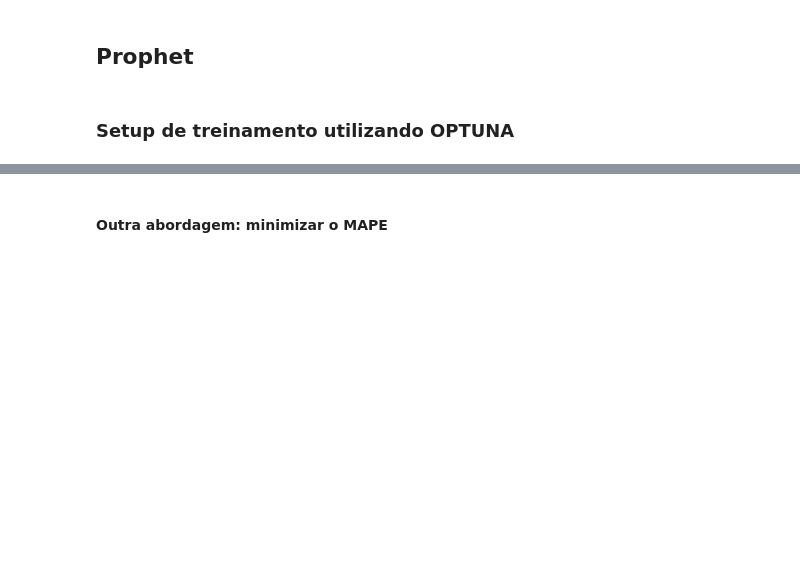
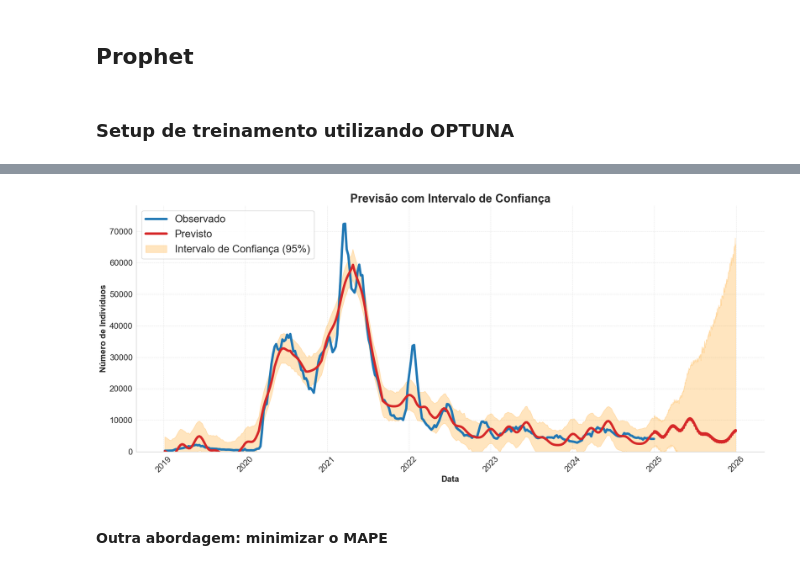
Before and after one commit to Arickjd/matematica-computacional, a Jupyter notebook: Models/Prophet/prophet.ipynb, the cells around one changed output, grey strips where cells are left out. Drawn from its saved outputs; the diff is of its cells as text; code cells hidden in the pictures; blank space fills up the shorter version.

```diff
--- a/Models/Prophet/prophet.ipynb
+++ b/Models/Prophet/prophet.ipynb
@@ -222,3 +301,49 @@ plt.show()
+# %%
+plt.figure(figsize=(18, 8))  # Aumentado o tamanho da figura
+
+# Paleta de cores refinada
+color_real = "#1f77b4"     # Azul
+color_pred = "#d62728"     # Vermelho
+color_ci = "#ff9900"       # Laranja
+
+# Plotar dados reais
+sns.lineplot(data=df, x='ds', y='y', label="Observado", color=color_real, linewidth=4.5)
+
+# Plotar previsões
+sns.lineplot(data=forecast, x='ds', y='yhat', label="Previsto", color=color_pred, linewidth=4.5)
+
+# Preencher intervalo de confiança
+plt.fill_between(
+    forecast['ds'],
+    forecast['yhat_lower'],
+    forecast['yhat_upper'],
+    color=color_ci,
+    alpha=0.25,
+    label="Intervalo de Confiança (95%)"
+)
+
+# Ajustes de eixos e layout
+plt.ylim(bottom=0)
+plt.xticks(rotation=45, fontsize=16)
+plt.yticks(fontsize=16)
+plt.xlabel("Data", fontsize=16)
+plt.ylabel("Número de Indivíduos", fontsize=16)
+plt.title("Previsão com Intervalo de Confiança", fontsize=22, fontweight='bold')
+
+# Legenda elegante
+plt.legend(fontsize=20, loc="upper left", frameon=True, framealpha=0.9)
+
+# Grade mais visível
+plt.grid(True, linestyle='--', linewidth=0.7, alpha=0.5)
+
+# Remover bordas
+sns.despine()
+
+# Layout ajustado
+plt.tight_layout()
+plt.show()
+# %% [output]
+[figure, added]
 # %% [markdown]
 #### Outra abordagem: minimizar o MAPE
 # %%
```
Also changed, not shown: parts of 7 cells of this notebook, 4 other files.
